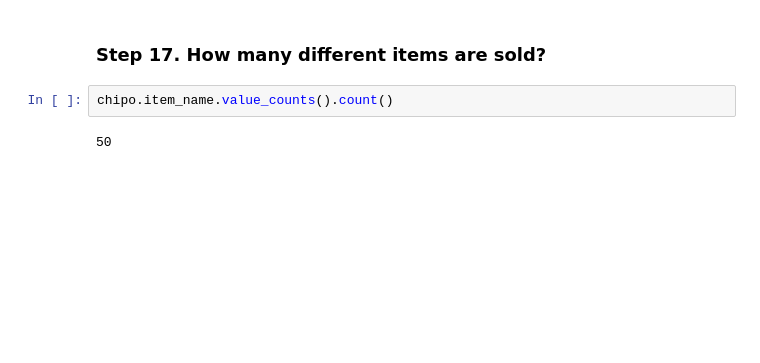
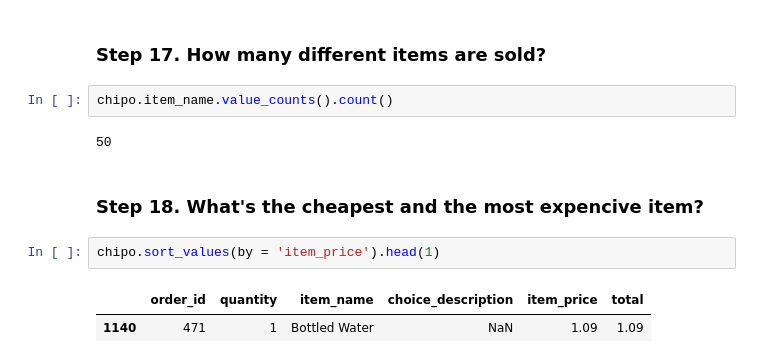
Before and after one commit to baocheng1989/CPS-5745-W01-FA24, a Jupyter notebook: Exercises_1.ipynb, the cells around one changed output. Cells and saved outputs as stored; diff of their text form; blank space fills up the shorter version.

```diff
--- a/Exercises_1.ipynb
+++ b/Exercises_1.ipynb
@@ -164,3 +186,10 @@ chipo.item_price.sum() / chipo.order_id.value_counts().count()
 chipo.item_name.value_counts().count()
 # %% [output]
 50
+# %% [markdown]
+### Step 18. What's the cheapest and the most expencive item?
+# %%
+chipo.sort_values(by = 'item_price').head(1)
+# %% [output]
+|  | order_id | quantity | item_name | choice_description | item_price | total |
+| 1140 | 471 | 1 | Bottled Water | NaN | 1.09 | 1.09 |
```
Also changed, not shown: parts of 9 cells of this notebook.
